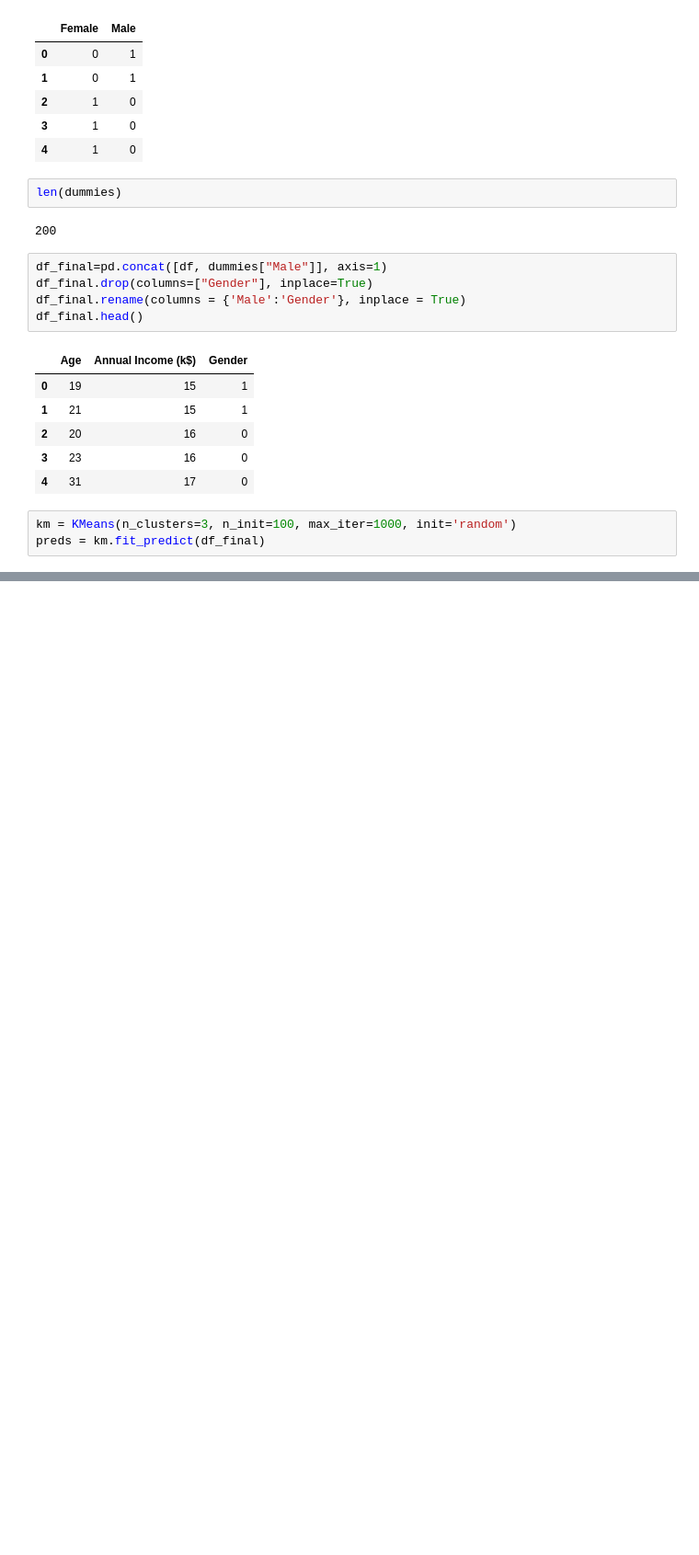
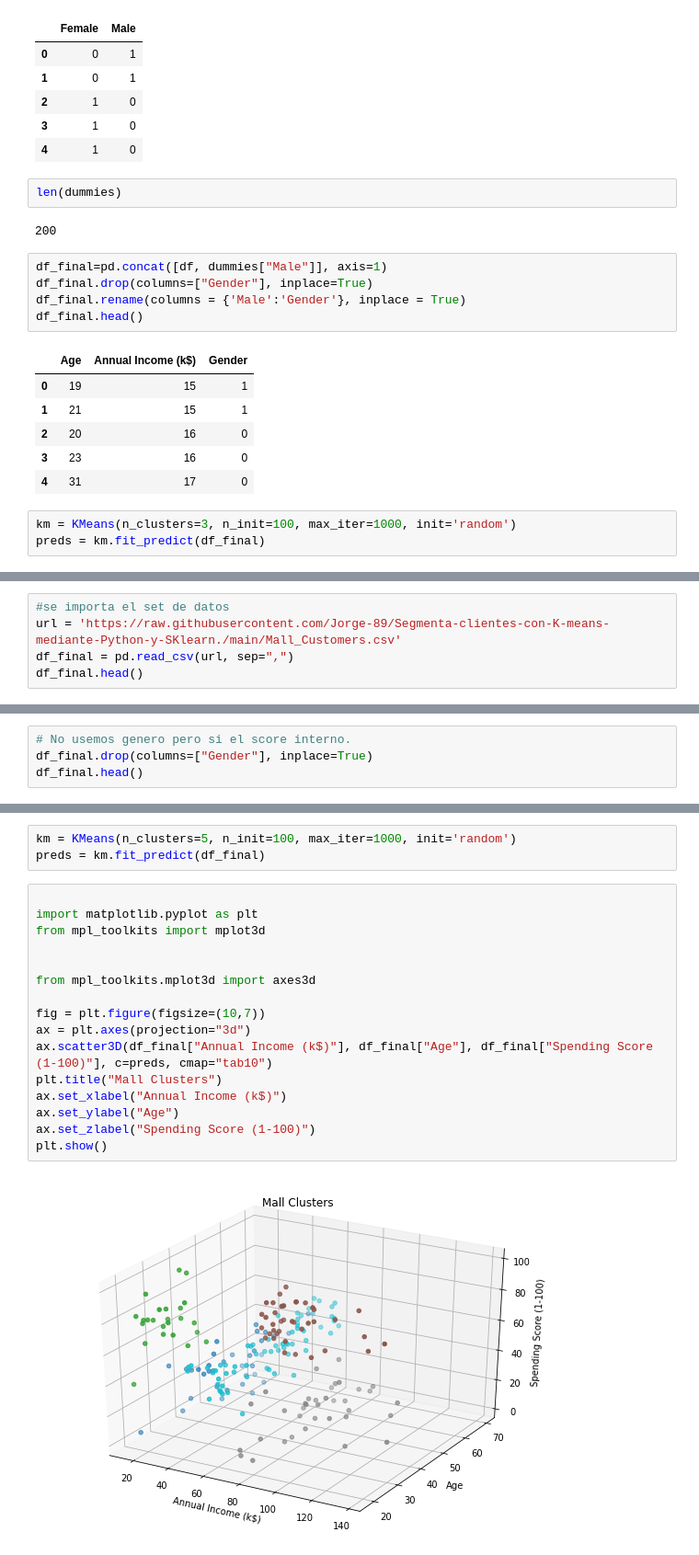
Before and after one commit to Jorge-89/Segmenta-clientes-con-K-means-mediante-Python-y-SKlearn., a Jupyter notebook: k-means.ipynb, the cells around one changed output, grey strips where cells are left out. Shown: that part at 92% size. Cells and saved outputs as stored; diff of their text form; blank space fills up the shorter version.

```diff
--- a/k-means.ipynb
+++ b/k-means.ipynb
@@ -98,0 +109,5 @@ plt.show()
+# %%
+#se importa el set de datos
+url = 'https://raw.githubusercontent.com/Jorge-89/Segmenta-clientes-con-K-means-mediante-Python-y-SKlearn./main/Mall_Customers.csv'
+df_final = pd.read_csv(url, sep=",")
+df_final.head()
@@ -98,0 +121,4 @@ plt.show()
+# %%
+# No usemos genero pero si el score interno.
+df_final.drop(columns=["Gender"], inplace=True)
+df_final.head()
@@ -98,0 +132,21 @@ plt.show()
+# %%
+km = KMeans(n_clusters=5, n_init=100, max_iter=1000, init='random')
+preds = km.fit_predict(df_final)
+# %%
+
+import matplotlib.pyplot as plt
+from mpl_toolkits import mplot3d
+
+
+from mpl_toolkits.mplot3d import axes3d
+
+fig = plt.figure(figsize=(10,7))
+ax = plt.axes(projection="3d")
+ax.scatter3D(df_final["Annual Income (k$)"], df_final["Age"], df_final["Spending Score (1-100)"], c=preds, cmap="tab10")
+plt.title("Mall Clusters")
+ax.set_xlabel("Annual Income (k$)")
+ax.set_ylabel("Age")
+ax.set_zlabel("Spending Score (1-100)")
+plt.show()
+# %% [output]
+[figure, added]
```
Also changed, not shown: parts of 11 cells of this notebook.
